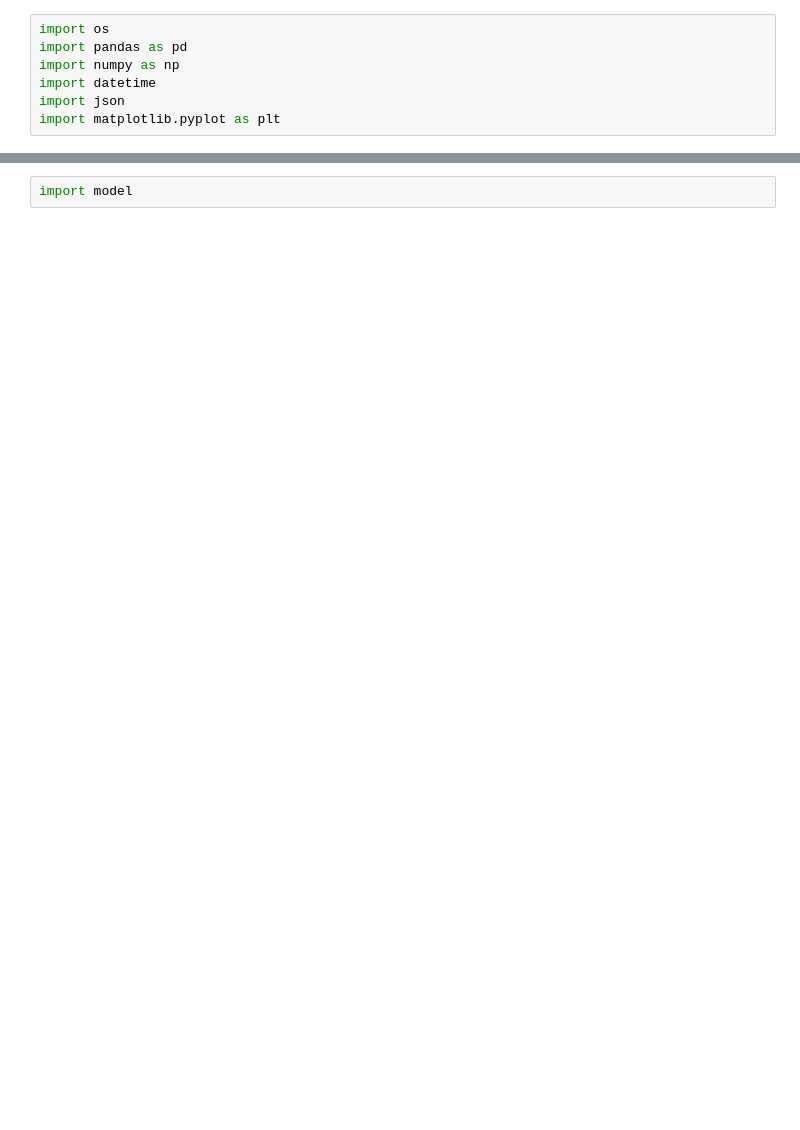
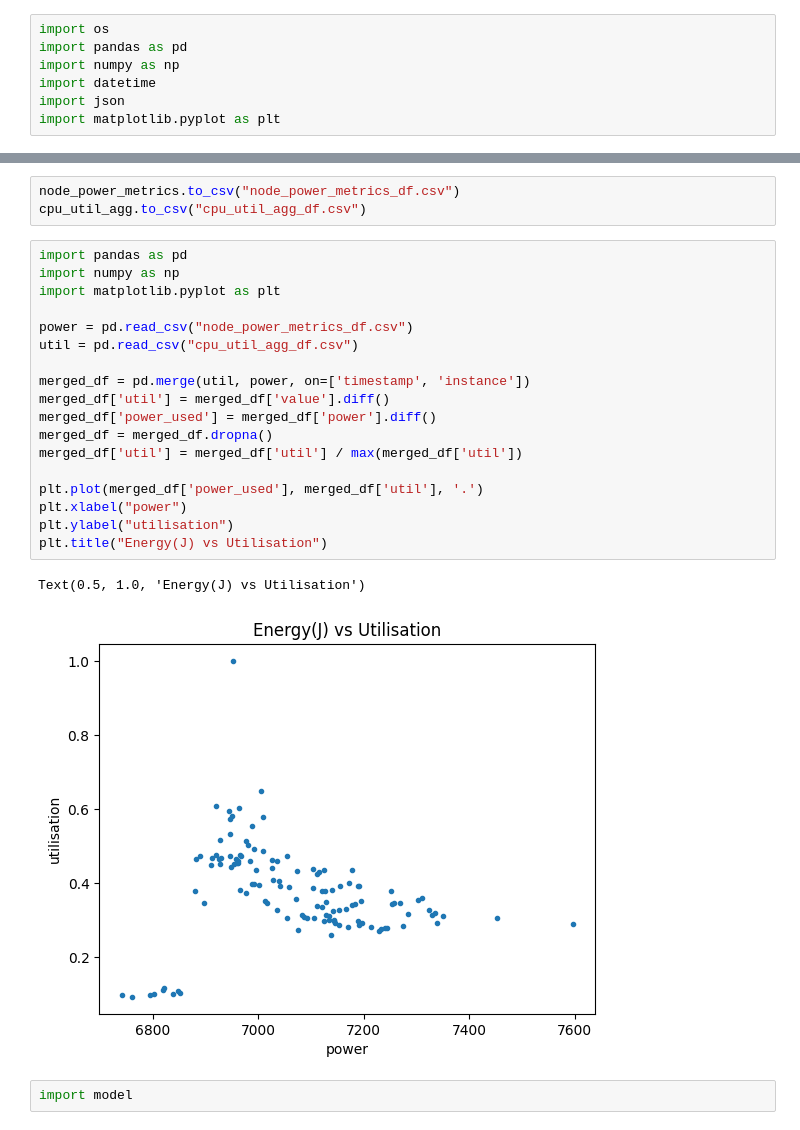
Before and after one commit to sustainable-computing-io/peaks, a Jupyter notebook: benchmarks/peaks-pipeline/training/modelling.ipynb, the cells around one changed output, grey strips where cells are left out. Drawn from its saved outputs; the diff is of its cells as text; blank space fills up the shorter version.

Commit message:
add power experiment and result
Signed-off-by: Parul Singh <parsingh@redhat.com>

```diff
--- a/benchmarks/peaks-pipeline/training/modelling.ipynb
+++ b/benchmarks/peaks-pipeline/training/modelling.ipynb
@@ -121,3 +131,27 @@ print(node_power_metrics)
+# %%
+node_power_metrics.to_csv("node_power_metrics_df.csv")
+cpu_util_agg.to_csv("cpu_util_agg_df.csv")
+# %%
+import pandas as pd
+import numpy as np
+import matplotlib.pyplot as plt
+
+power = pd.read_csv("node_power_metrics_df.csv")
+util = pd.read_csv("cpu_util_agg_df.csv")
+
+merged_df = pd.merge(util, power, on=['timestamp', 'instance'])
+merged_df['util'] = merged_df['value'].diff()
+merged_df['power_used'] = merged_df['power'].diff()
+merged_df = merged_df.dropna()
+merged_df['util'] = merged_df['util'] / max(merged_df['util'])
+
+plt.plot(merged_df['power_used'], merged_df['util'], '.')
+plt.xlabel("power")
+plt.ylabel("utilisation")
+plt.title("Energy(J) vs Utilisation")
+# %% [output]
+Text(0.5, 1.0, 'Energy(J) vs Utilisation')
+[figure, added]
 # %%
 import model
 # %%
```
Also changed, not shown: parts of 23 cells of this notebook, 53 other files.
